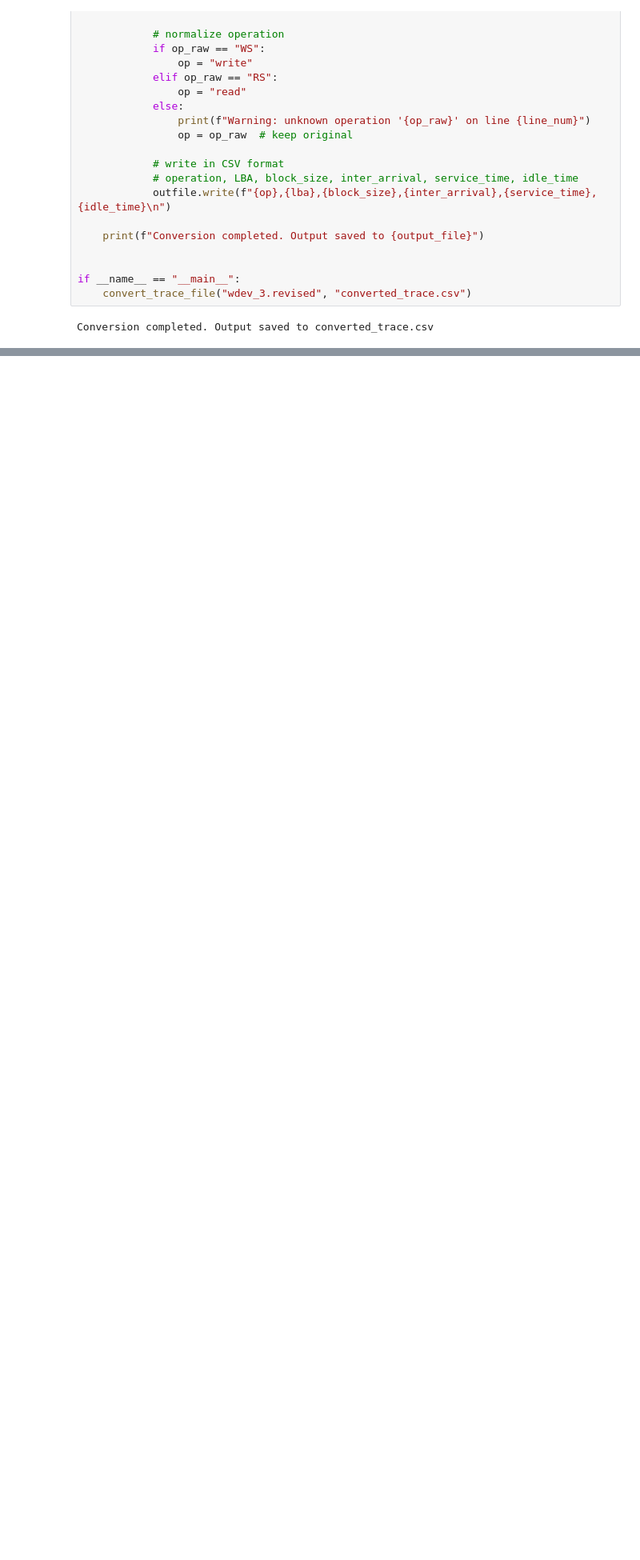
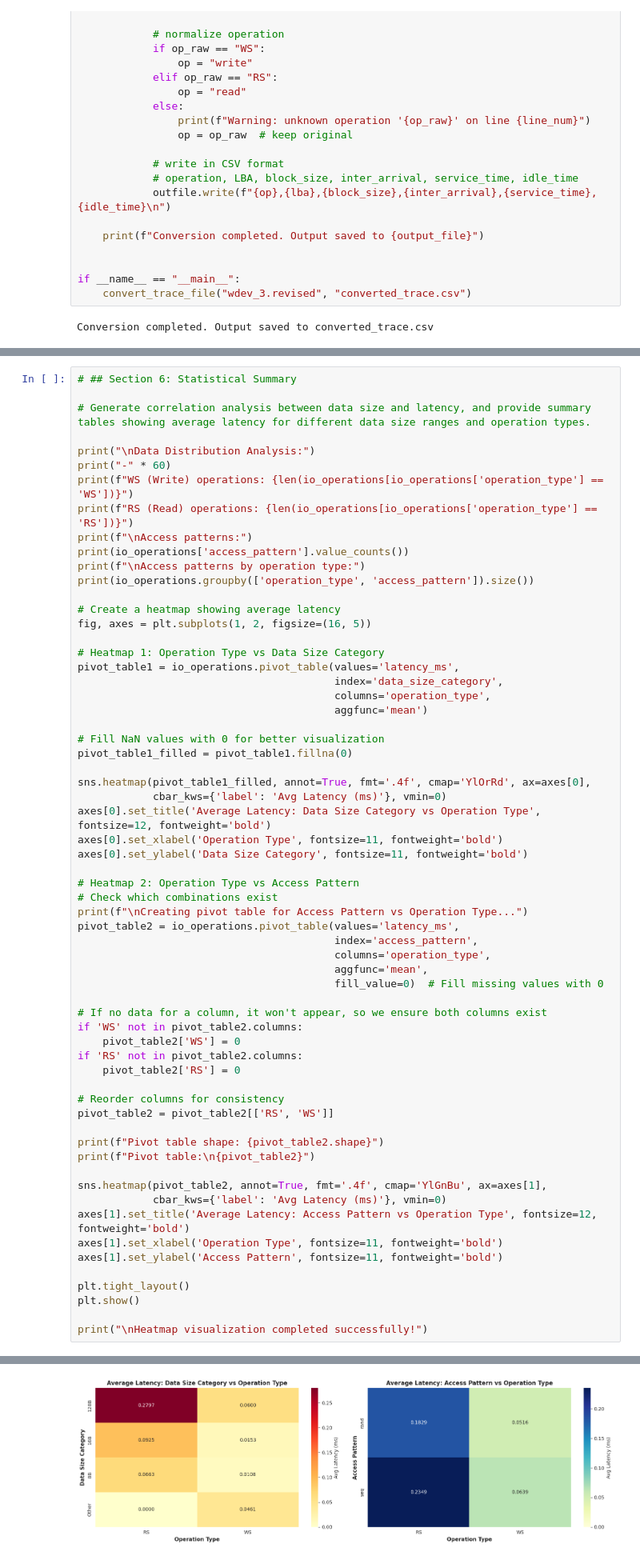
Before and after one commit to shou123/multi-tier-storage, a Jupyter notebook: trace_convert.ipynb, the cells around one changed output, grey strips where cells are left out. Shown at 80% size. Saved outputs shown, nothing was run; the diff lists cells and outputs as text; blank space fills up the shorter version.

```diff
--- a/trace_convert.ipynb
+++ b/trace_convert.ipynb
@@ -235,0 +295,64 @@ plt.show()
+# %%
+# ## Section 6: Statistical Summary
+
+# Generate correlation analysis between data size and latency, and provide summary tables showing average latency for different data size ranges and operation types.
+
+print("\nData Distribution Analysis:")
+print("-" * 60)
+print(f"WS (Write) operations: {len(io_operations[io_operations['operation_type'] == 'WS'])}")
+print(f"RS (Read) operations: {len(io_operations[io_operations['operation_type'] == 'RS'])}")
+print(f"\nAccess patterns:")
+print(io_operations['access_pattern'].value_counts())
+print(f"\nAccess patterns by operation type:")
+print(io_operations.groupby(['operation_type', 'access_pattern']).size())
+
+# Create a heatmap showing average latency
+fig, axes = plt.subplots(1, 2, figsize=(16, 5))
+
+# Heatmap 1: Operation Type vs Data Size Category
+pivot_table1 = io_operations.pivot_table(values='latency_ms',
+                                         index='data_size_category',
+                                         columns='operation_type',
+                                         aggfunc='mean')
+
+# Fill NaN values with 0 for better visualization
+pivot_table1_filled = pivot_table1.fillna(0)
+
+sns.heatmap(pivot_table1_filled, annot=True, fmt='.4f', cmap='YlOrRd', ax=axes[0],
+            cbar_kws={'label': 'Avg Latency (ms)'}, vmin=0)
+axes[0].set_title('Average Latency: Data Size Category vs Operation Type', fontsize=12, fontweight='bold')
+axes[0].set_xlabel('Operation Type', fontsize=11, fontweight='bold')
+axes[0].set_ylabel('Data Size Category', fontsize=11, fontweight='bold')
+
+# Heatmap 2: Operation Type vs Access Pattern
+# Check which combinations exist
+print(f"\nCreating pivot table for Access Pattern vs Operation Type...")
+pivot_table2 = io_operations.pivot_table(values='latency_ms',
+                                         index='access_pattern',
+                                         columns='operation_type',
+                                         aggfunc='mean',
+                                         fill_value=0)  # Fill missing values with 0
+
+# If no data for a column, it won't appear, so we ensure both columns exist
+if 'WS' not in pivot_table2.columns:
+    pivot_table2['WS'] = 0
+if 'RS' not in pivot_table2.columns:
+    pivot_table2['RS'] = 0
+
+# Reorder columns for consistency
+pivot_table2 = pivot_table2[['RS', 'WS']]
+
+print(f"Pivot table shape: {pivot_table2.shape}")
+print(f"Pivot table:\n{pivot_table2}")
+
+sns.heatmap(pivot_table2, annot=True, fmt='.4f', cmap='YlGnBu', ax=axes[1],
+            cbar_kws={'label': 'Avg Latency (ms)'}, vmin=0)
+axes[1].set_title('Average Latency: Access Pattern vs Operation Type', fontsize=12, fontweight='bold')
+axes[1].set_xlabel('Operation Type', fontsize=11, fontweight='bold')
+axes[1].set_ylabel('Access Pattern', fontsize=11, fontweight='bold')
+
+plt.tight_layout()
+plt.show()
+
+print("\nHeatmap visualization completed successfully!")
+# %% [output]
@@ -235,0 +376 @@ plt.show()
+[figure, added]
```
Also changed, not shown: parts of 7 cells of this notebook, 4 other files.
